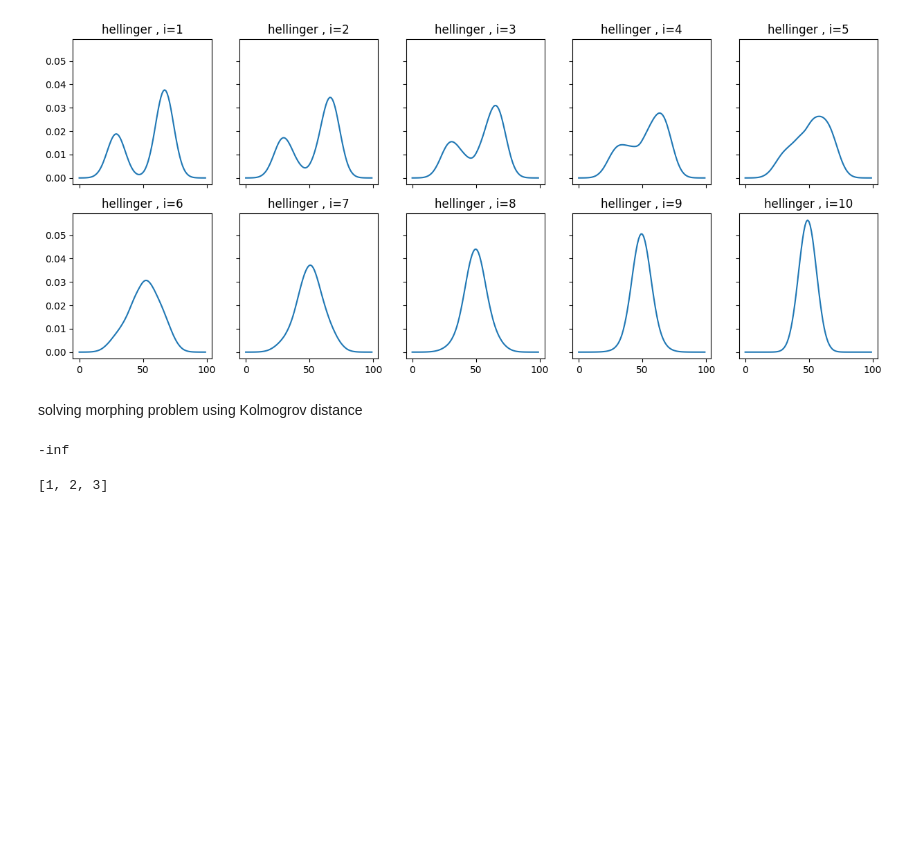
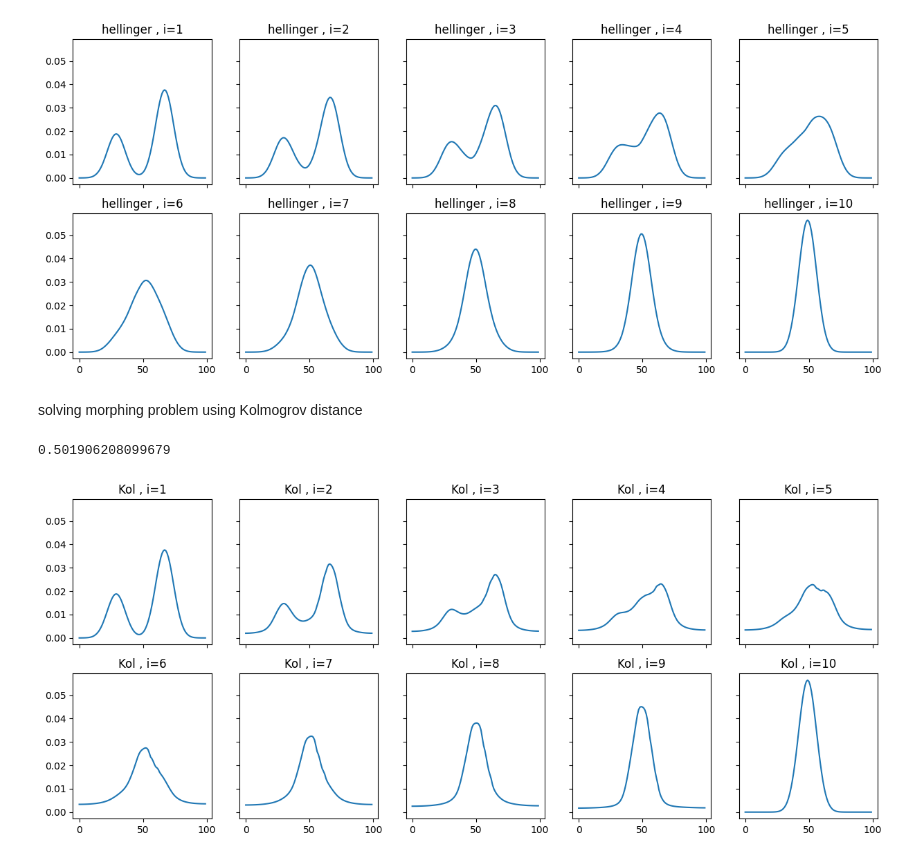
Before and after one commit to Mostafa-Hamidifard/cvx-optimization-homework, a Jupyter notebook: hw6_q3.ipynb, the cells around one changed output. Drawn from its saved outputs; the diff is of its cells as text; code cells hidden in the pictures; blank space fills up the shorter version.

```diff
--- a/hw6_q3.ipynb
+++ b/hw6_q3.ipynb
@@ -112,9 +112,8 @@ solving morphing problem using Kolmogrov distance
 # %%
 def d_kol_extra_const(u,v,t,const):
     c = []
-    for j in range(n):
-        diff = cvx.sum(u[:j+1]) - cvx.sum(v[:j+1])
-        c += [diff >= -t, diff<=t]
+    diff = cvx.cumsum(u) - cvx.cumsum(v)
+    c += [cvx.max(cvx.abs(diff))-t<=0]
     const += c
 
 T = cvx.Variable((N-1,1))
@@ -125,21 +124,28 @@ for i in range(1,N-1):# 1,3,4,...,N-2
     const += [P[:,i:i+1] >= 0]
     const += [(cvx.sum(P[:,i:i+1]) == 1)]
 
-for k in range(N-1):
-    d_kol_extra_const(P[:,k],P[:,k+1],T[k],const)
+# for k in range(N-1):
+#     d_kol_extra_const(P[:,k],P[:,k+1],T[k],const)
 
 const += [P[:,0] == q]
 const += [P[:,N-1] == r]
 
-cost += cvx.sum(T)
+cost = 0
+for i in range(N-1):
+    diff = cvx.cumsum(P[:,i:i+1]) - cvx.cumsum(P[:,i+1:i+2])
+    cvx.max(cvx.abs(diff))
+    cost +=  cvx.max(cvx.abs(diff))
 
 objective = cvx.Minimize(cost)
 problem = cvx.Problem(objective,const)
 problem.solve(solver='ECOS')
 # %% [output]
--inf
+0.501906208099679
-# %%
-a = [1,2,3]
-a[:3]
-# %% [output]
-[1, 2, 3]
+# %%
+P_opt = P.value
+fig , ax = plt.subplots(2,5,figsize=(15,6),sharex=True,sharey=True)
+for i in range(N):
+    ax[i//5][i%5].plot(P_opt[:,i])
+    ax[i//5][i%5].set_title(f"Kol , i={i+1}")
+# %% [output]
+[figure, added]
```
